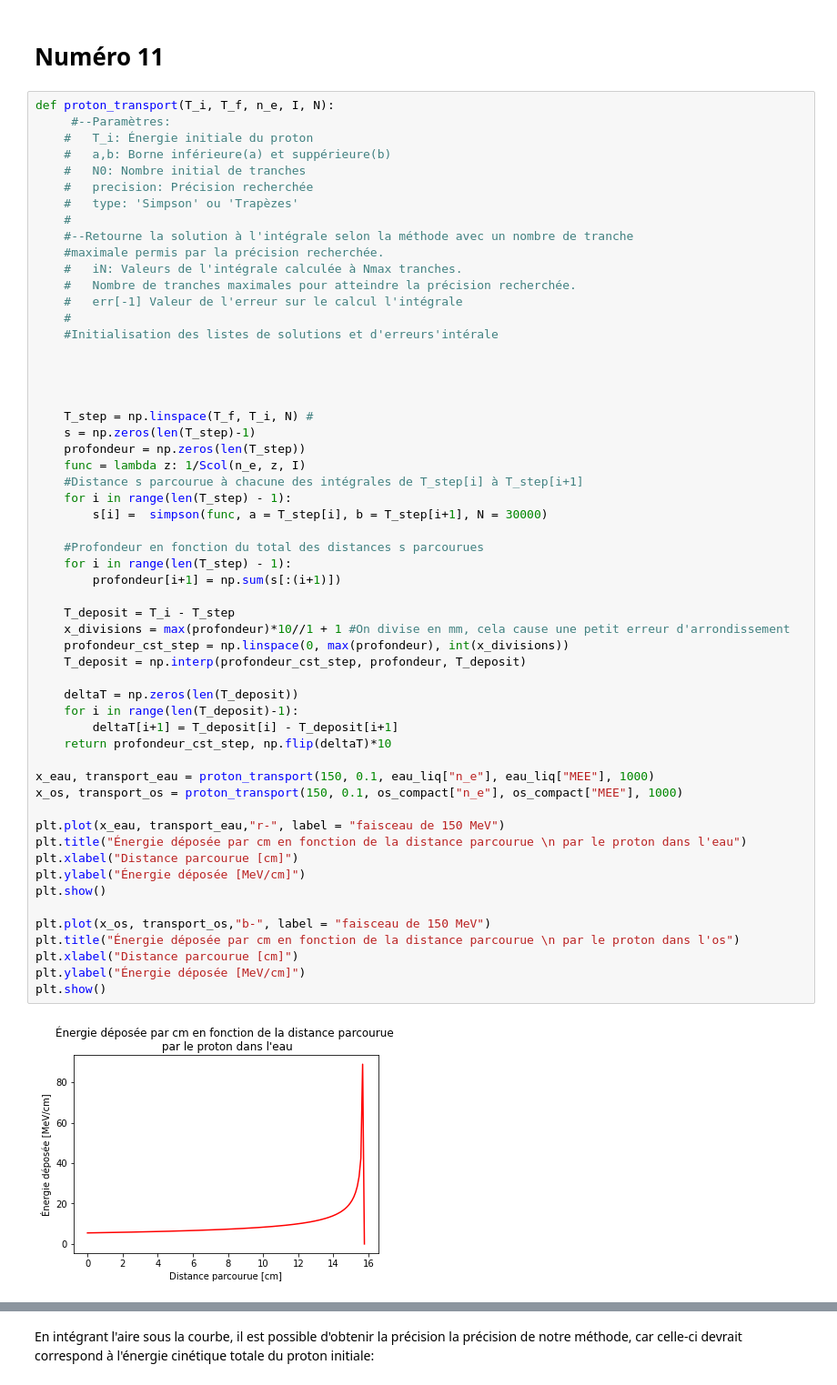
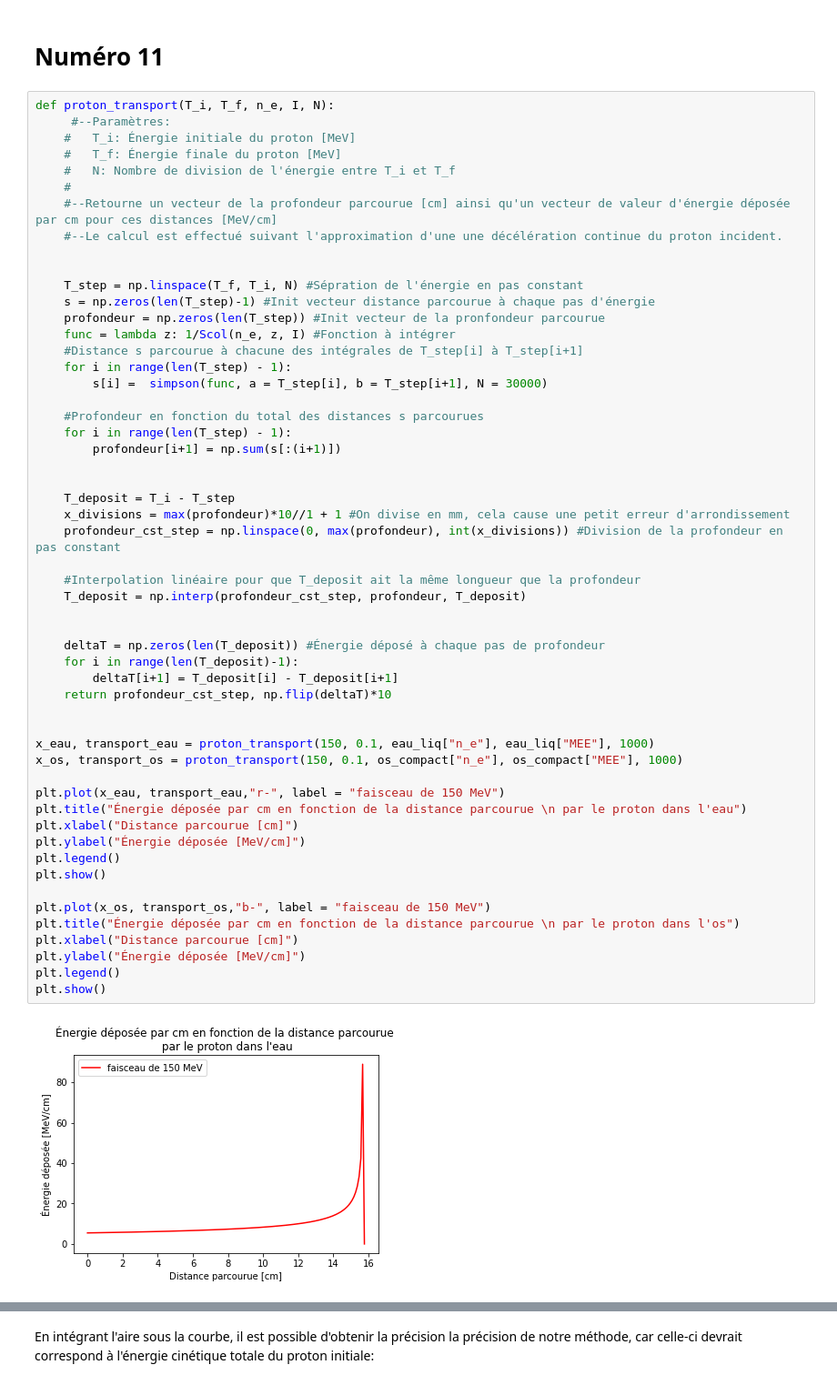
Before and after one commit to essheh/PHYZ_NUM, a Jupyter notebook: TP1_BOISSINNOT_GAUDREAULT_LESSARD.ipynb, the cells around one changed output, grey strips where cells are left out. Shown at 91% size. Cells and saved outputs as stored; diff of their text form.

```diff
--- a/TP1_BOISSINNOT_GAUDREAULT_LESSARD.ipynb
+++ b/TP1_BOISSINNOT_GAUDREAULT_LESSARD.ipynb
@@ -627,58 +627,56 @@ Cela n'a rien d'étonnant, car selon notre code la trajectoire est entièrememnt
 # %%
 def proton_transport(T_i, T_f, n_e, I, N):
      #--Paramètres:
-    #   T_i: Énergie initiale du proton
-    #   a,b: Borne inférieure(a) et suppérieure(b)
-    #   N0: Nombre initial de tranches
-    #   precision: Précision recherchée
-    #   type: 'Simpson' ou 'Trapèzes'
+    #   T_i: Énergie initiale du proton [MeV]
+    #   T_f: Énergie finale du proton [MeV]
+    #   N: Nombre de division de l'énergie entre T_i et T_f
     #
-    #--Retourne la solution à l'intégrale selon la méthode avec un nombre de tranche
-    #maximale permis par la précision recherchée.
-    #   iN: Valeurs de l'intégrale calculée à Nmax tranches.
-    #   Nombre de tranches maximales pour atteindre la précision recherchée.
-    #   err[-1] Valeur de l'erreur sur le calcul l'intégrale
-    #
-    #Initialisation des listes de solutions et d'erreurs'intérale
+    #--Retourne un vecteur de la profondeur parcourue [cm] ainsi qu'un vecteur de valeur d'énergie déposée par cm pour ces distances [MeV/cm]
+    #--Le calcul est effectué suivant l'approximation d'une une décélération continue du proton incident.
 
 
-
-
-    T_step = np.linspace(T_f, T_i, N) #
-    s = np.zeros(len(T_step)-1)
-    profondeur = np.zeros(len(T_step))
-    func = lambda z: 1/Scol(n_e, z, I)
+    T_step = np.linspace(T_f, T_i, N) #Sépration de l'énergie en pas constant
+    s = np.zeros(len(T_step)-1) #Init vecteur distance parcourue à chaque pas d'énergie
+    profondeur = np.zeros(len(T_step)) #Init vecteur de la pronfondeur parcourue
+    func = lambda z: 1/Scol(n_e, z, I) #Fonction à intégrer
     #Distance s parcourue à chacune des intégrales de T_step[i] à T_step[i+1]
     for i in range(len(T_step) - 1):
         s[i] =  simpson(func, a = T_step[i], b = T_step[i+1], N = 30000)
 
     #Profondeur en fonction du total des distances s parcourues
     for i in range(len(T_step) - 1):
         profondeur[i+1] = np.sum(s[:(i+1)])
 
+
     T_deposit = T_i - T_step
     x_divisions = max(profondeur)*10//1 + 1 #On divise en mm, cela cause une petit erreur d'arrondissement
-    profondeur_cst_step = np.linspace(0, max(profondeur), int(x_divisions))
+    profondeur_cst_step = np.linspace(0, max(profondeur), int(x_divisions)) #Division de la profondeur en pas constant
+
+    #Interpolation linéaire pour que T_deposit ait la même longueur que la profondeur
     T_deposit = np.interp(profondeur_cst_step, profondeur, T_deposit)
 
-    deltaT = np.zeros(len(T_deposit))
+
+    deltaT = np.zeros(len(T_deposit)) #Énergie déposé à chaque pas de profondeur
     for i in range(len(T_deposit)-1):
         deltaT[i+1] = T_deposit[i] - T_deposit[i+1]
     return profondeur_cst_step, np.flip(deltaT)*10
+
 
 x_eau, transport_eau = proton_transport(150, 0.1, eau_liq["n_e"], eau_liq["MEE"], 1000)
 x_os, transport_os = proton_transport(150, 0.1, os_compact["n_e"], os_compact["MEE"], 1000)
 
 plt.plot(x_eau, transport_eau,"r-", label = "faisceau de 150 MeV")
 plt.title("Énergie déposée par cm en fonction de la distance parcourue \n par le proton dans l'eau")
 plt.xlabel("Distance parcourue [cm]")
 plt.ylabel("Énergie déposée [MeV/cm]")
+plt.legend()
 plt.show()
 
 plt.plot(x_os, transport_os,"b-", label = "faisceau de 150 MeV")
 plt.title("Énergie déposée par cm en fonction de la distance parcourue \n par le proton dans l'os")
 plt.xlabel("Distance parcourue [cm]")
 plt.ylabel("Énergie déposée [MeV/cm]")
+plt.legend()
 plt.show()
 # %% [output]
-[figure, old version]
+[figure, new version]
```
Also changed, not shown: parts of 10 cells of this notebook.
